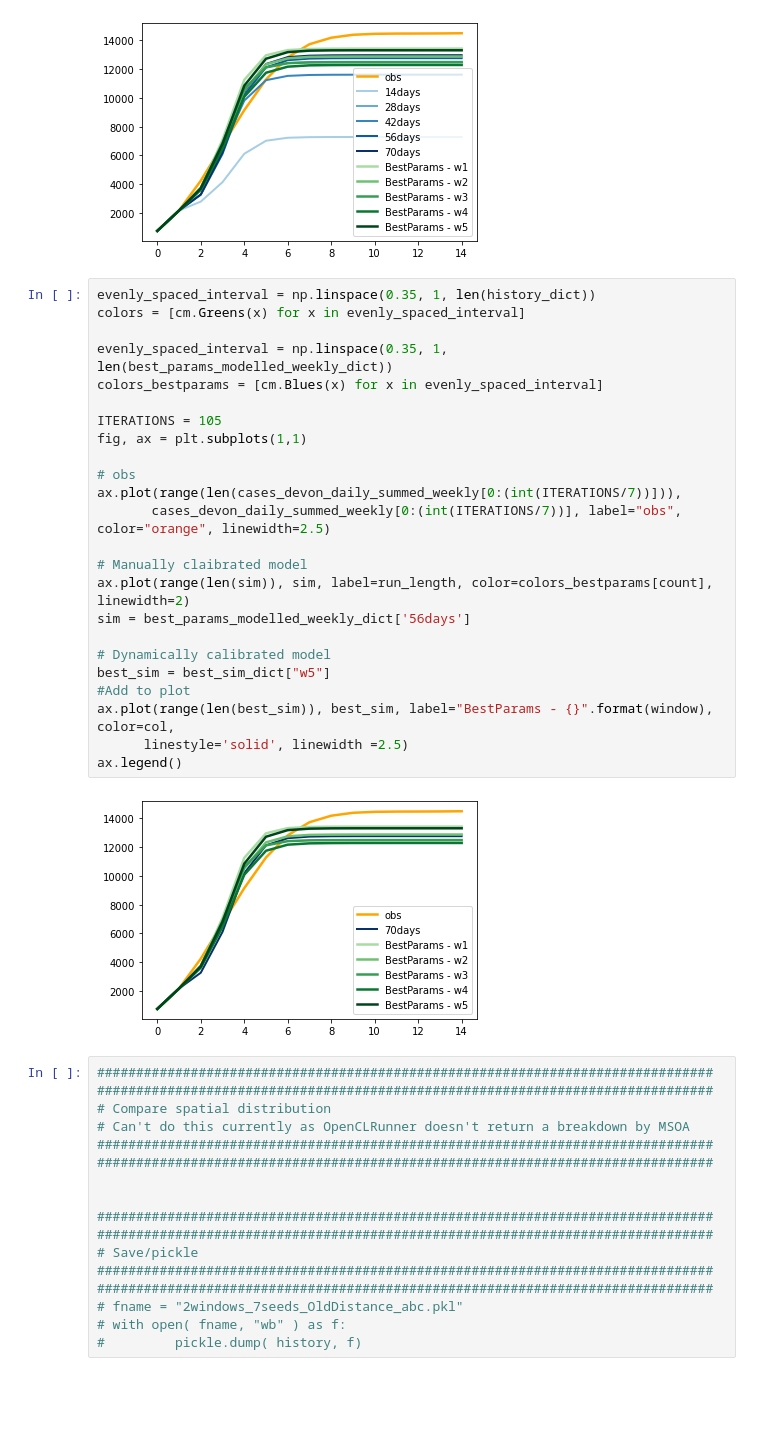
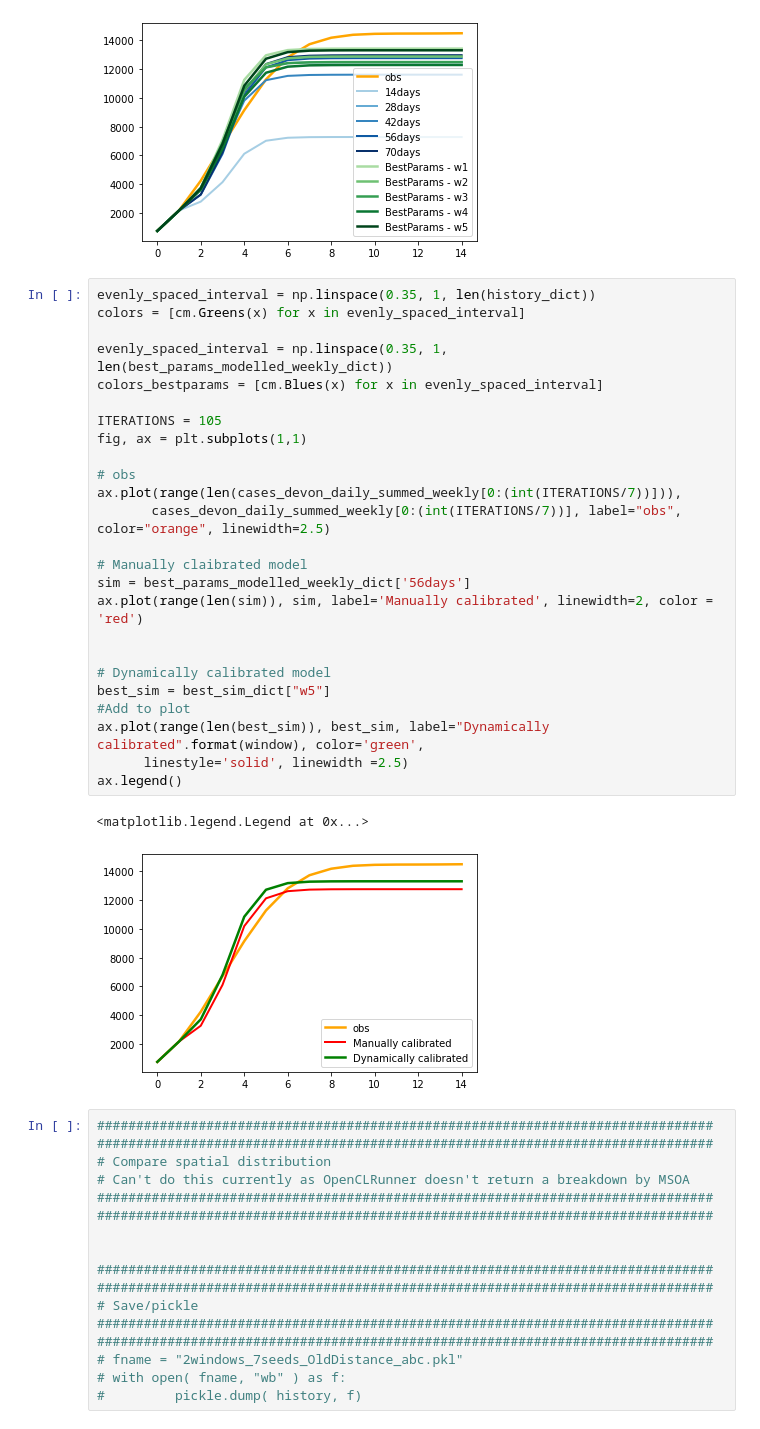
Before and after one commit to Urban-Analytics/RAMP-UA, a Jupyter notebook: experiments/calibration/AnalyseResults.ipynb, the cells around one changed output. Drawn from its saved outputs; the diff is of its cells as text; blank space fills up the shorter version.

```diff
--- a/experiments/calibration/AnalyseResults.ipynb
+++ b/experiments/calibration/AnalyseResults.ipynb
@@ -719,32 +719,34 @@ for num, window in enumerate(windows_dict.keys()):
     ax.legend()
 # %% [output]
 [figure]
-# %%
-evenly_spaced_interval = np.linspace(0.35, 1, len(history_dict))
-colors = [cm.Greens(x) for x in evenly_spaced_interval]
-
-evenly_spaced_interval = np.linspace(0.35, 1, len(best_params_modelled_weekly_dict))
-colors_bestparams = [cm.Blues(x) for x in evenly_spaced_interval]
-
-ITERATIONS = 105
-fig, ax = plt.subplots(1,1)
-
-# obs
-ax.plot(range(len(cases_devon_daily_summed_weekly[0:(int(ITERATIONS/7))])),
-       cases_devon_daily_summed_weekly[0:(int(ITERATIONS/7))], label="obs", color="orange", linewidth=2.5)
-
-# Manually claibrated model
-ax.plot(range(len(sim)), sim, label=run_length, color=colors_bestparams[count], linewidth=2)
-sim = best_params_modelled_weekly_dict['56days']
-
-# Dynamically calibrated model
-best_sim = best_sim_dict["w5"]
-#Add to plot
-ax.plot(range(len(best_sim)), best_sim, label="BestParams - {}".format(window), color=col,
-      linestyle='solid', linewidth =2.5)
-ax.legend()
-# %% [output]
-[figure, removed]
+# %%
+evenly_spaced_interval = np.linspace(0.35, 1, len(history_dict))
+colors = [cm.Greens(x) for x in evenly_spaced_interval]
+
+evenly_spaced_interval = np.linspace(0.35, 1, len(best_params_modelled_weekly_dict))
+colors_bestparams = [cm.Blues(x) for x in evenly_spaced_interval]
+
+ITERATIONS = 105
+fig, ax = plt.subplots(1,1)
+
+# obs
+ax.plot(range(len(cases_devon_daily_summed_weekly[0:(int(ITERATIONS/7))])),
+       cases_devon_daily_summed_weekly[0:(int(ITERATIONS/7))], label="obs", color="orange", linewidth=2.5)
+
+# Manually claibrated model
+sim = best_params_modelled_weekly_dict['56days']
+ax.plot(range(len(sim)), sim, label='Manually calibrated', linewidth=2, color = 'red')
+
+
+# Dynamically calibrated model
+best_sim = best_sim_dict["w5"]
+#Add to plot
+ax.plot(range(len(best_sim)), best_sim, label="Dynamically calibrated".format(window), color='green',
+      linestyle='solid', linewidth =2.5)
+ax.legend()
+# %% [output]
+<matplotlib.legend.Legend at 0x...>
+[figure, added]
 # %%
 ###############################################################################
 ###############################################################################
```
Also changed, not shown: parts of 2 cells of this notebook, 3 other files.
